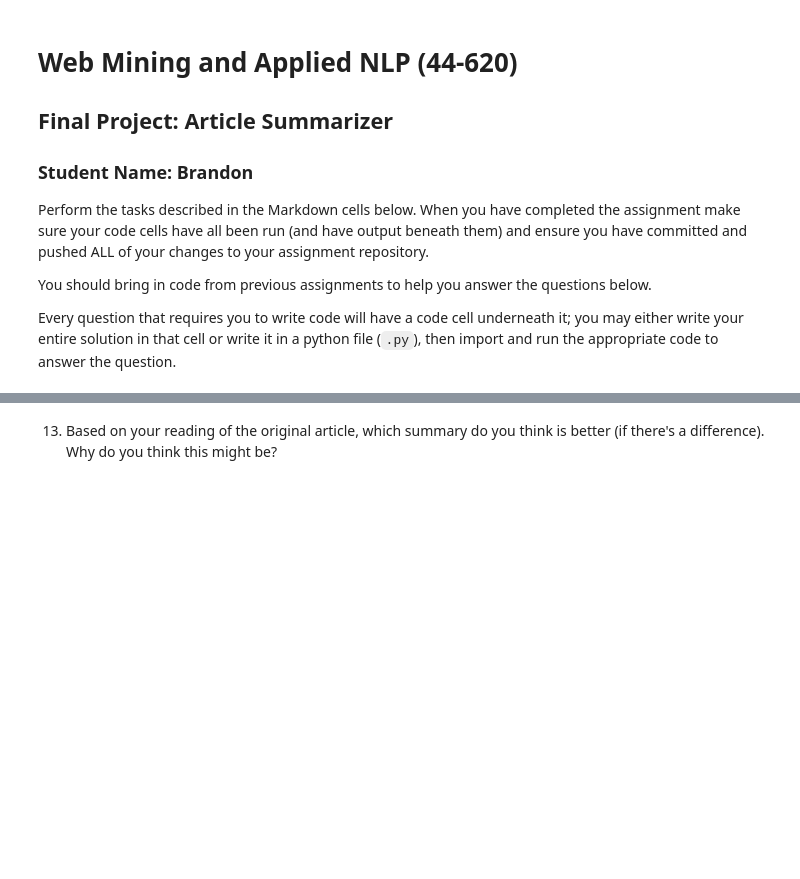
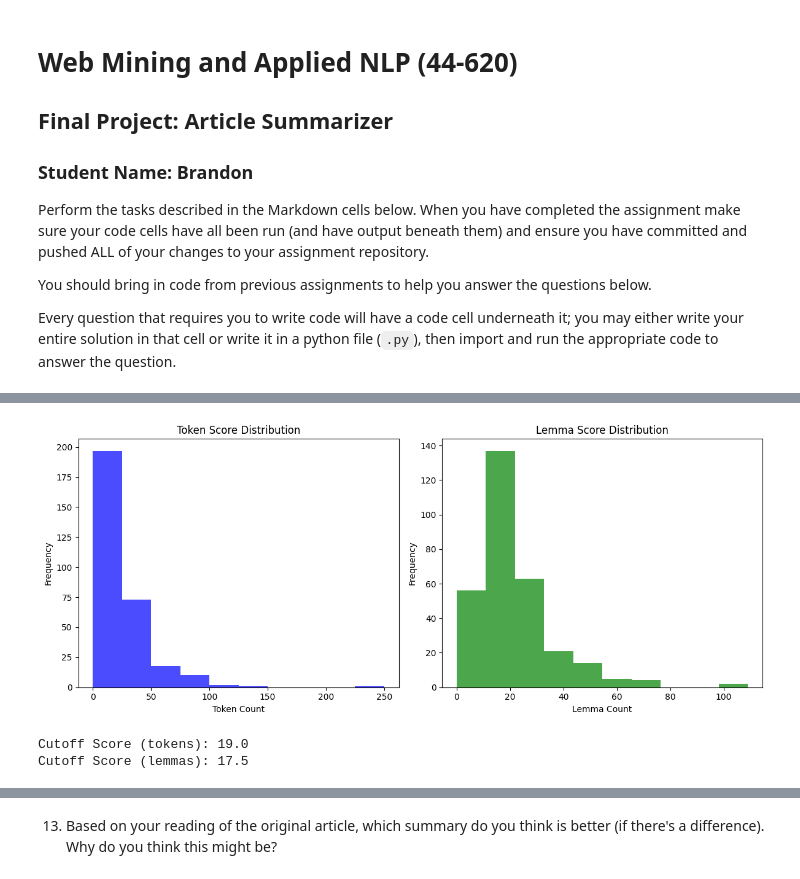
Before and after one commit to brandonjbbb/Final-Summarizer, a Jupyter notebook: article-summarizer.ipynb, the cells around one changed output, grey strips where cells are left out. Cells and saved outputs as stored; diff of their text form; code cells hidden in the pictures; blank space fills up the shorter version.

```diff
--- a/article-summarizer.ipynb
+++ b/article-summarizer.ipynb
@@ -521,0 +361,60 @@ The polarity score of the summaries is generally higher than the full article be
+# %%
+import numpy as np
+import matplotlib.pyplot as plt
+from textblob import TextBlob
+
+def determine_cutoff_scores(article_text):
+    """
+    Determine cutoff scores for tokens and lemmas based on sentence scores.
+
+    Args:
+    - article_text (str): The text of the article for analysis.
+
+    Returns:
+    - dict: Cutoff scores for tokens and lemmas.
+    """
+    # Tokenize sentences
+    blob = TextBlob(article_text)
+    sentences = blob.sentences
+
+    # Calculate scores for each sentence (e.g., token and lemma lengths)
+    token_scores = [len(sentence.words) for sentence in sentences]
+    lemma_scores = [len(set(word.lemma for word in sentence.words)) for sentence in sentences]
+
+    # Plot histograms
+    plt.figure(figsize=(12, 5))
+    plt.subplot(1, 2, 1)
+    plt.hist(token_scores, bins=10, color="blue", alpha=0.7)
+    plt.title("Token Score Distribution")
+    plt.xlabel("Token Count")
+    plt.ylabel("Frequency")
+
+    plt.subplot(1, 2, 2)
+    plt.hist(lemma_scores, bins=10, color="green", alpha=0.7)
+    plt.title("Lemma Score Distribution")
+    plt.xlabel("Lemma Count")
+    plt.ylabel("Frequency")
+
+    plt.tight_layout()
+    plt.show()
+
+    # Determine cutoff scores: median values
+    token_cutoff = np.median(token_scores)
+    lemma_cutoff = np.median(lemma_scores)
+
+    print(f"Cutoff Score (tokens): {token_cutoff}")
+    print(f"Cutoff Score (lemmas): {lemma_cutoff}")
+
+    return {"token_cutoff": token_cutoff, "lemma_cutoff": lemma_cutoff}
+
+# Example usage
+with open("output/article.html", "r", encoding="utf-8") as file:
+    article_html = file.read()
+
+from bs4 import BeautifulSoup
+article_text = BeautifulSoup(article_html, "html.parser").get_text()
+cutoff_scores = determine_cutoff_scores(article_text)
+# %% [output]
+[figure, added]
+Cutoff Score (tokens): 19.0
+Cutoff Score (lemmas): 17.5
```
Also changed, not shown: parts of 48 cells of this notebook, 6 other files.
